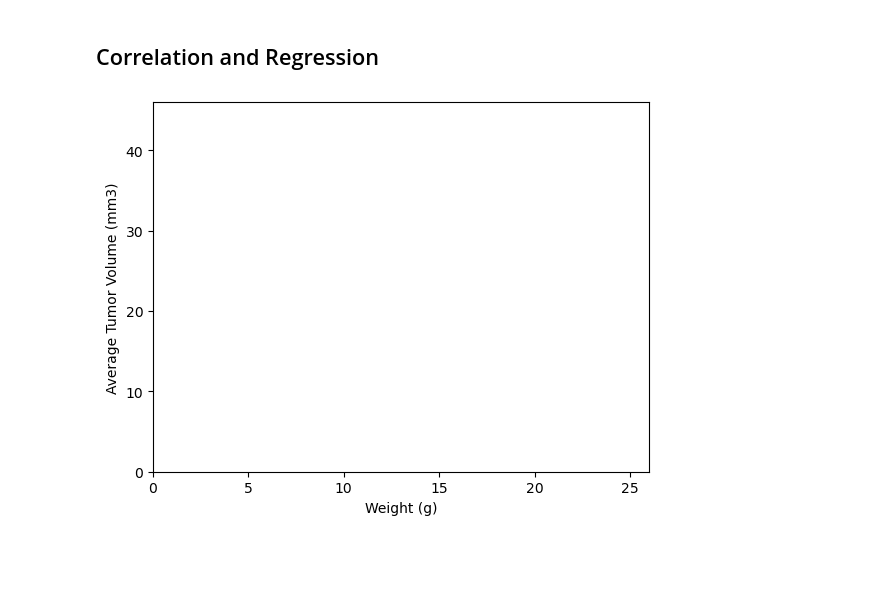
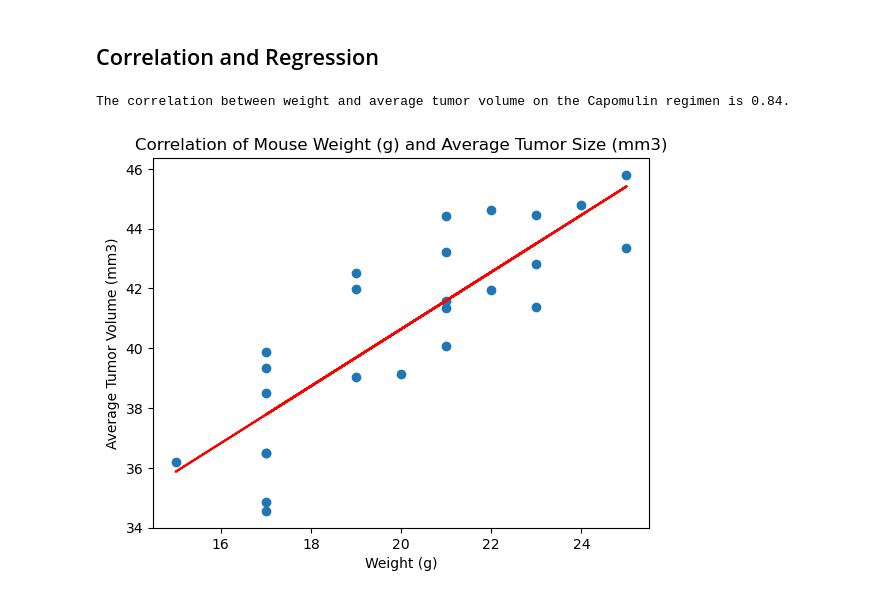
Before and after one commit to hmmclean/Module_5_Homework, a Jupyter notebook: Pymaceuticals_Code.ipynb, the cells around one changed output. Cells and saved outputs as stored; diff of their text form; code cells hidden in the pictures; blank space fills up the shorter version.

```diff
--- a/Pymaceuticals_Code.ipynb
+++ b/Pymaceuticals_Code.ipynb
@@ -271,13 +285,24 @@ scatter_capomulin = avg_capomulin.plot(kind="scatter",x="Weight (g)", y="Tumor V
 # %%
 # Calculate the correlation coefficient and a linear regression model
 # for mouse weight and average observed tumor volume for the entire Capomulin regimen
-slope, intercept, rvalue, pvalue, stderr = linregress(avg_capomulin["Weight (g)"], avg_capomulin["Tumor Volume (mm3)"])
-regress_values = avg_capomulin["Weight (g)"] * slope + intercept
-scatter_capomulin.plot(avg_capomulin["Weight (g)"],regress_values,"r-")
-plt.xlim(0,26)
-plt.ylim(0,46)
+
+x= avg_capomulin["Weight (g)"]
+y= avg_capomulin["Tumor Volume (mm3)"]
+
+correlation = st.pearsonr(x,y)
+
+print(f"The correlation between weight and average tumor volume on the Capomulin regimen is {round(correlation[0],2)}.")
+
+(slope, intercept, rvalue, pvalue, stderr) = linregress(x,y)
+regress_values = x * slope + intercept
+
+plt.scatter(x,y)
+plt.plot(x,regress_values,"r-")
+
+plt.title("Correlation of Mouse Weight (g) and Average Tumor Size (mm3)")
 plt.xlabel("Weight (g)")
 plt.ylabel("Average Tumor Volume (mm3)")
 plt.show()
 # %% [output]
+The correlation between weight and average tumor volume on the Capomulin regimen is 0.84.
-[figure, old version]
+[figure, new version]
```
Also changed, not shown: parts of 3 cells of this notebook.
